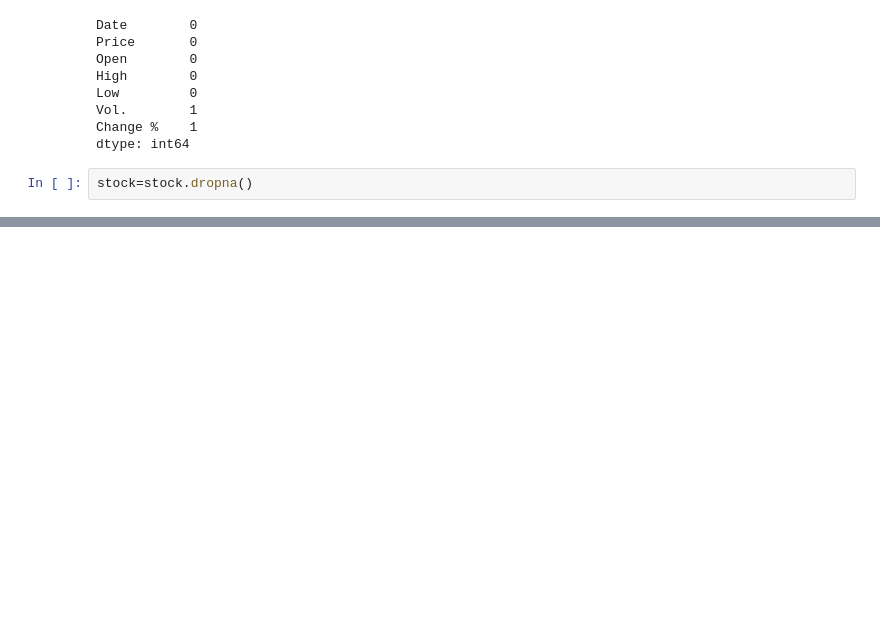
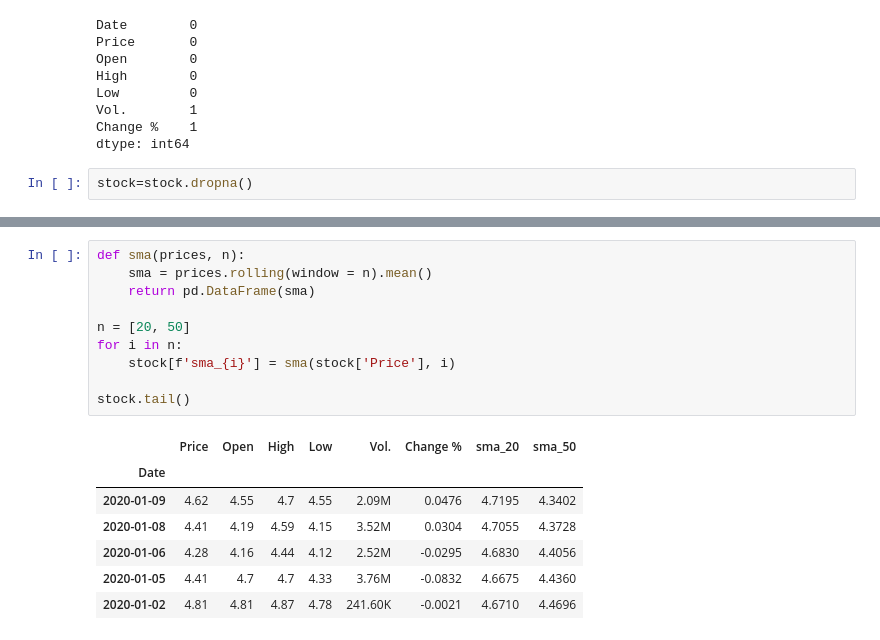
Before and after one commit to Ayesha-da/ValueInvestor, a Jupyter notebook: value_investor.ipynb, the cells around one changed output, grey strips where cells are left out. Cells and saved outputs as stored; diff of their text form; blank space fills up the shorter version.

```diff
--- a/value_investor.ipynb
+++ b/value_investor.ipynb
@@ -180,0 +212,18 @@ Value based partial slicing on non-monotonic DatetimeIndexes with non-existing k
+# %%
+def sma(prices, n):
+    sma = prices.rolling(window = n).mean()
+    return pd.DataFrame(sma)
+
+n = [20, 50]
+for i in n:
+    stock[f'sma_{i}'] = sma(stock['Price'], i)
+
+stock.tail()
+# %% [output]
+|  | Price | Open | High | Low | Vol. | Change % | sma_20 | sma_50 |
+| Date |  |  |  |  |  |  |  |  |
+| 2020-01-09 | 4.62 | 4.55 | 4.7 | 4.55 | 2.09M | 0.0476 | 4.7195 | 4.3402 |
+| 2020-01-08 | 4.41 | 4.19 | 4.59 | 4.15 | 3.52M | 0.0304 | 4.7055 | 4.3728 |
+| 2020-01-06 | 4.28 | 4.16 | 4.44 | 4.12 | 2.52M | -0.0295 | 4.6830 | 4.4056 |
+| 2020-01-05 | 4.41 | 4.7 | 4.7 | 4.33 | 3.76M | -0.0832 | 4.6675 | 4.4360 |
+| 2020-01-02 | 4.81 | 4.81 | 4.87 | 4.78 | 241.60K | -0.0021 | 4.6710 | 4.4696 |
```
Also changed, not shown: parts of 14 cells of this notebook.
